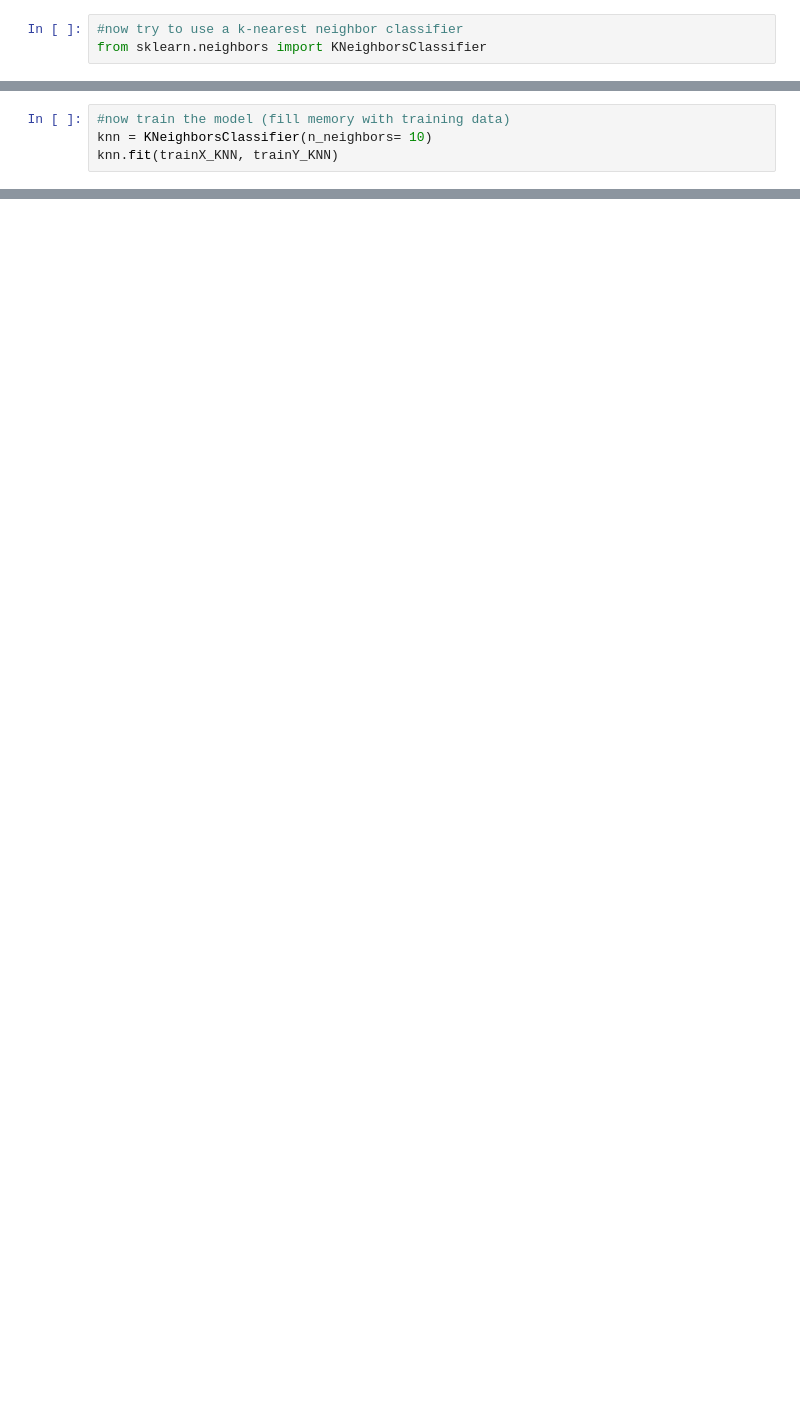
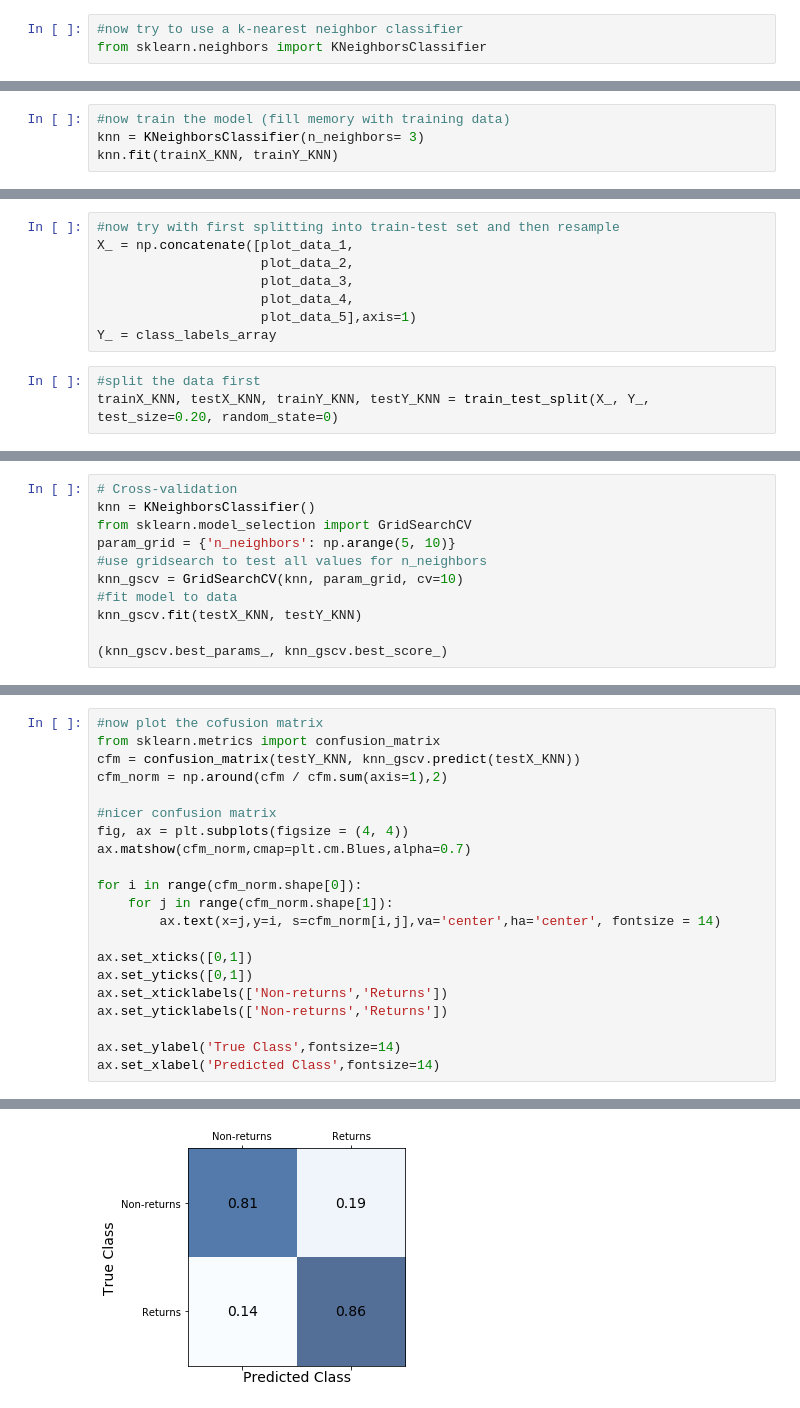
Before and after one commit to tobiaspiechowiak/HA-data-logging, a Jupyter notebook: Detecting_returns_with_5_predictors.ipynb, the cells around one changed output, grey strips where cells are left out. Drawn from its saved outputs; the diff is of its cells as text; blank space fills up the shorter version.

```diff
--- a/Detecting_returns_with_5_predictors.ipynb
+++ b/Detecting_returns_with_5_predictors.ipynb
@@ -1214,4 +1315,4 @@ from sklearn.neighbors import KNeighborsClassifier
 # %%
 #now train the model (fill memory with training data)
-knn = KNeighborsClassifier(n_neighbors= 10)
+knn = KNeighborsClassifier(n_neighbors= 3)
 knn.fit(trainX_KNN, trainY_KNN)
@@ -1265,0 +1369,11 @@ for idx in range(6,20):
+# %%
+#now try with first splitting into train-test set and then resample
+X_ = np.concatenate([plot_data_1,
+                     plot_data_2,
+                     plot_data_3,
+                     plot_data_4,
+                     plot_data_5],axis=1)
+Y_ = class_labels_array
+# %%
+#split the data first
+trainX_KNN, testX_KNN, trainY_KNN, testY_KNN = train_test_split(X_, Y_, test_size=0.20, random_state=0)
@@ -1265,0 +1411,11 @@ for idx in range(6,20):
+# %%
+# Cross-validation
+knn = KNeighborsClassifier()
+from sklearn.model_selection import GridSearchCV
+param_grid = {'n_neighbors': np.arange(5, 10)}
+#use gridsearch to test all values for n_neighbors
+knn_gscv = GridSearchCV(knn, param_grid, cv=10)
+#fit model to data
+knn_gscv.fit(testX_KNN, testY_KNN)
+
+(knn_gscv.best_params_, knn_gscv.best_score_)
@@ -1265,0 +1428,22 @@ for idx in range(6,20):
+# %%
+#now plot the cofusion matrix
+from sklearn.metrics import confusion_matrix
+cfm = confusion_matrix(testY_KNN, knn_gscv.predict(testX_KNN))
+cfm_norm = np.around(cfm / cfm.sum(axis=1),2)
+
+#nicer confusion matrix
+fig, ax = plt.subplots(figsize = (4, 4))
+ax.matshow(cfm_norm,cmap=plt.cm.Blues,alpha=0.7)
+
+for i in range(cfm_norm.shape[0]):
+    for j in range(cfm_norm.shape[1]):
+        ax.text(x=j,y=i, s=cfm_norm[i,j],va='center',ha='center', fontsize = 14)
+
+ax.set_xticks([0,1])
+ax.set_yticks([0,1])
+ax.set_xticklabels(['Non-returns','Returns'])
+ax.set_yticklabels(['Non-returns','Returns'])
+
+ax.set_ylabel('True Class',fontsize=14)
+ax.set_xlabel('Predicted Class',fontsize=14)
+# %% [output]
@@ -1265,0 +1451 @@ for idx in range(6,20):
+[figure, added]
```
Also changed, not shown: parts of 62 cells of this notebook.
